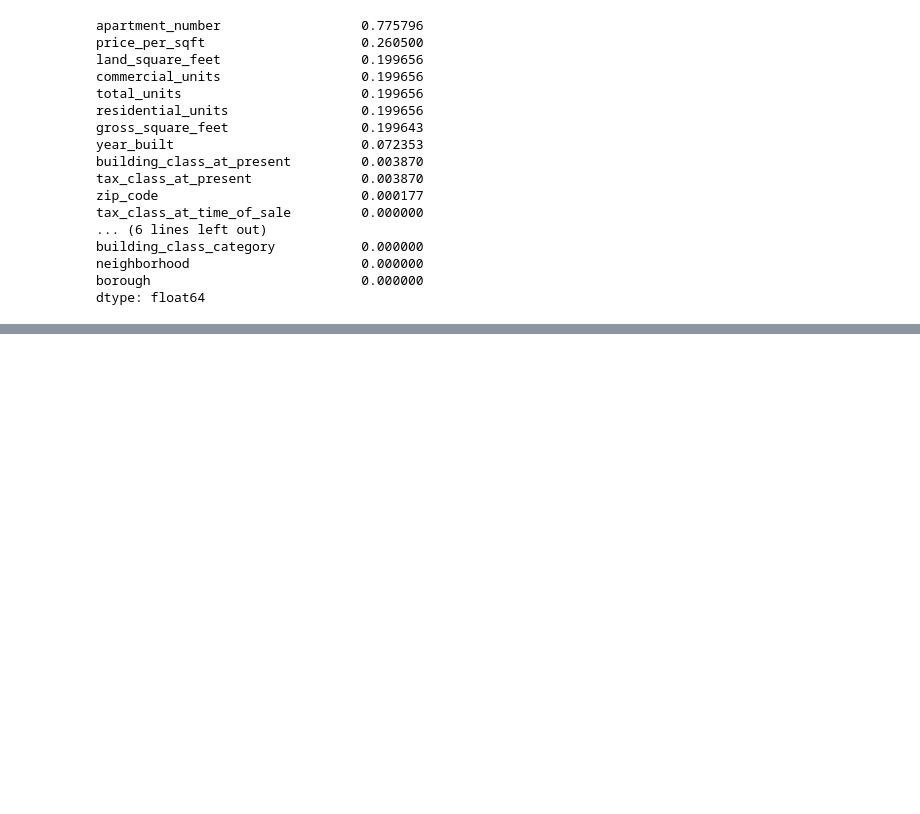
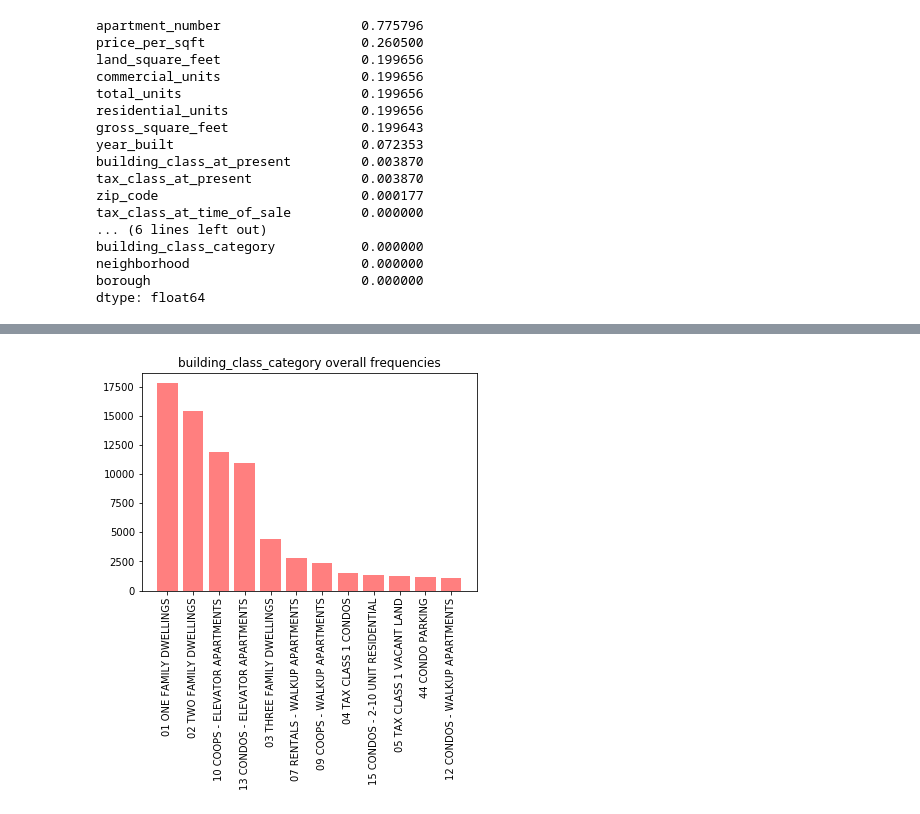
Before and after one commit to FredaXin/client_project, a Jupyter notebook: Jamie/EDA_nyc_dept.ipynb, the cells around one changed output, grey strips where cells are left out. Cells and saved outputs as stored; diff of their text form; code cells hidden in the pictures; blank space fills up the shorter version.

```diff
--- a/Jamie/EDA_nyc_dept.ipynb
+++ b/Jamie/EDA_nyc_dept.ipynb
@@ -209,0 +137,4 @@ df[((df['in_si']==True)|(df['in_mh']==True)|(df['in_qu']==True)|(df['in_bx']==Tr
+# %%
+bar_bcc('nyc','building_class_category')
+# %% [output]
+[figure, added]
```
Also changed, not shown: parts of 80 cells of this notebook, 9 other files.
